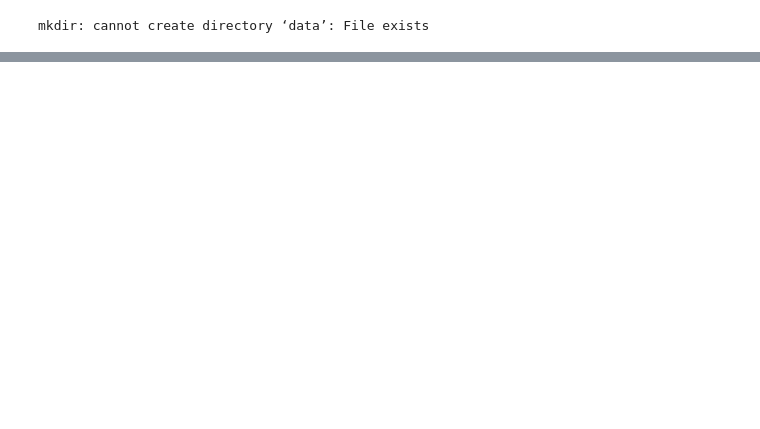
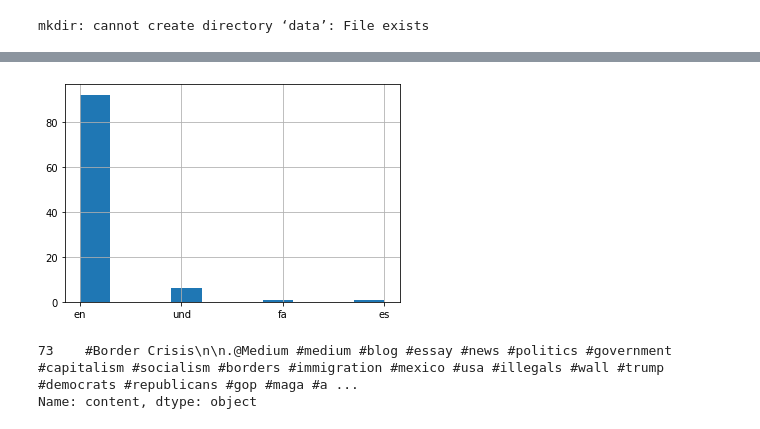
Before and after one commit to educatorsRlearners/snscrape_demo, a Jupyter notebook: 00.get_data.ipynb, the cells around one changed output, grey strips where cells are left out. Cells and saved outputs as stored; diff of their text form; code cells hidden in the pictures; blank space fills up the shorter version.

```diff
--- a/00.get_data.ipynb
+++ b/00.get_data.ipynb
@@ -155,0 +201,2 @@ df_insurection.head().T
+# %%
+df_insurection = pd.read_json('data/insurection.json', lines=True)
@@ -155,0 +252,10 @@ df_insurection.head().T
+# %%
+df_insurection.loc[:, 'lang'].hist();
+# %% [output]
+[figure, added]
+# %%
+pd.set_option('display.max_colwidth', None)
+df_insurection.loc[df_insurection['lang']=='es', 'content']
+# %% [output]
+73    #Border Crisis\n\n.@Medium #medium #blog #essay #news #politics #government #capitalism #socialism #borders #immigration #mexico #usa #illegals #wall #trump #democrats #republicans #gop #maga #a ...
+Name: content, dtype: object
```
Also changed, not shown: parts of 21 cells of this notebook.
